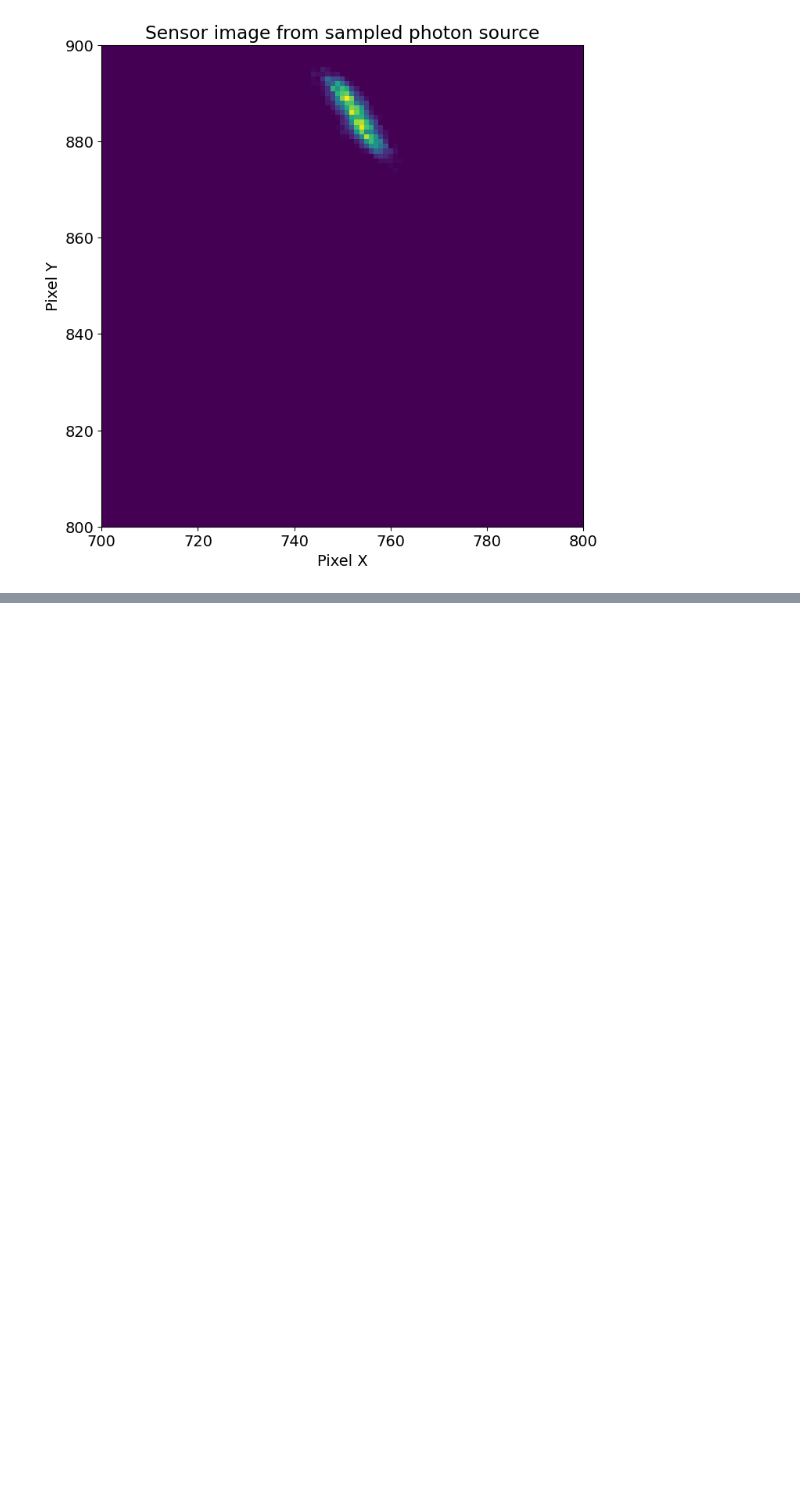
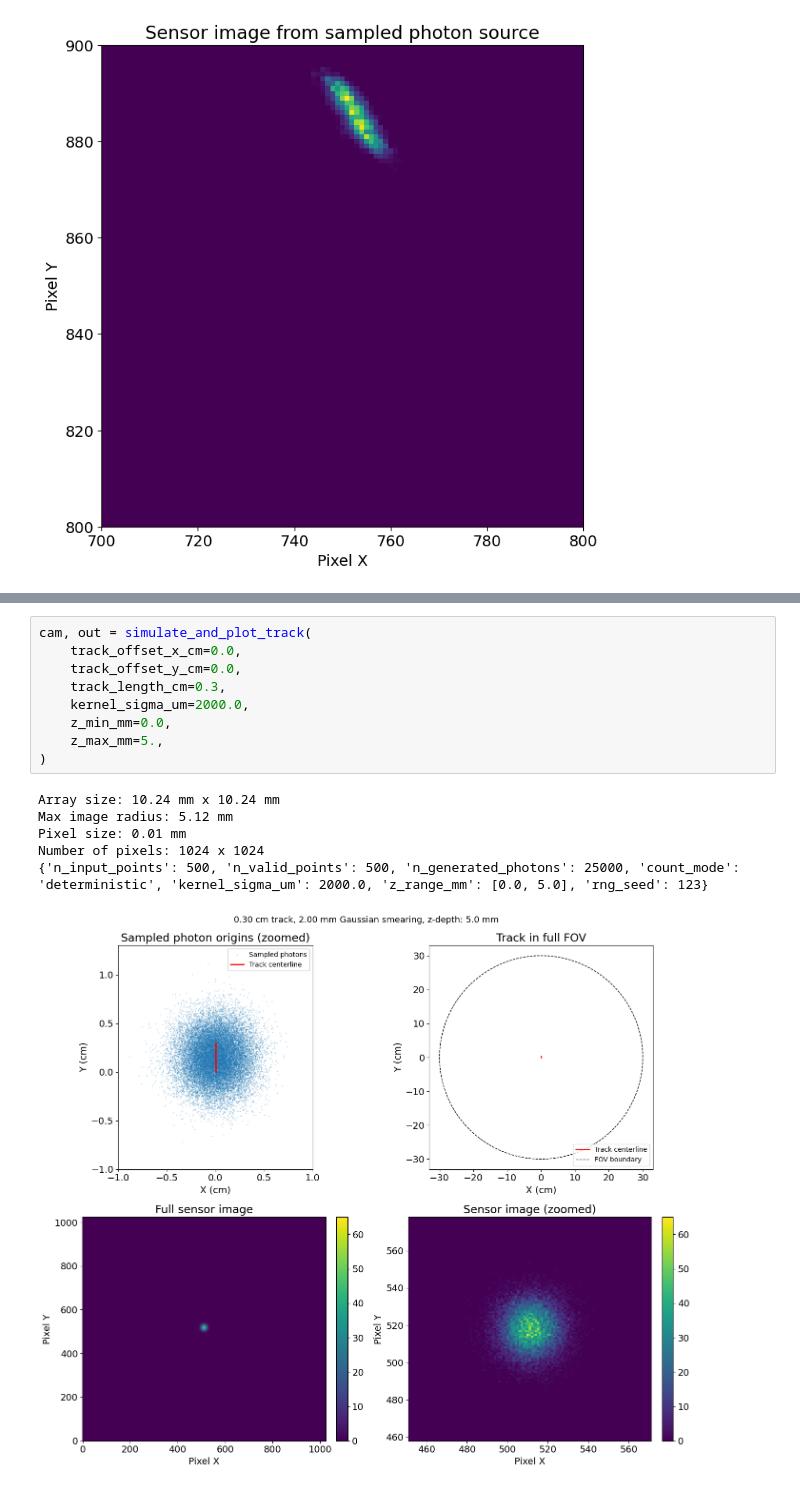
Before and after one commit to bglenardo/XLZD, a Jupyter notebook: Fisheye/Test Fisheye class.ipynb, the cells around one changed output, grey strips where cells are left out. Cells and saved outputs as stored; diff of their text form; blank space fills up the shorter version.

```diff
--- a/Fisheye/Test Fisheye class.ipynb
+++ b/Fisheye/Test Fisheye class.ipynb
@@ -295,0 +439,16 @@ Ignoring fixed x limits to fulfill fixed data aspect with adjustable data limits
+# %%
+cam, out = simulate_and_plot_track(
+    track_offset_x_cm=0.0,
+    track_offset_y_cm=0.0,
+    track_length_cm=0.3,
+    kernel_sigma_um=2000.0,
+    z_min_mm=0.0,
+    z_max_mm=5.,
+)
+# %% [output]
+Array size: 10.24 mm x 10.24 mm
+Max image radius: 5.12 mm
+Pixel size: 0.01 mm
+Number of pixels: 1024 x 1024
+{'n_input_points': 500, 'n_valid_points': 500, 'n_generated_photons': 25000, 'count_mode': 'deterministic', 'kernel_sigma_um': 2000.0, 'z_range_mm': [0.0, 5.0], 'rng_seed': 123}
+[figure, added]
```
Also changed, not shown: parts of 13 cells of this notebook, 2 other files.
